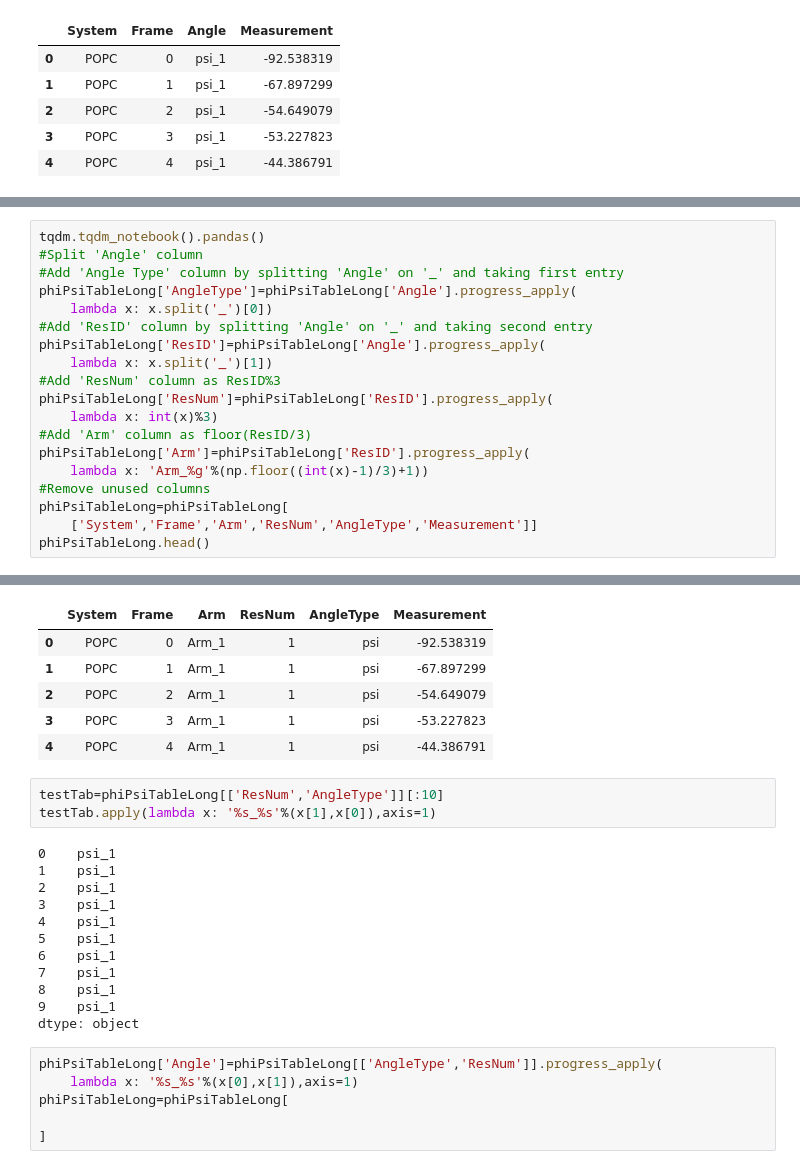
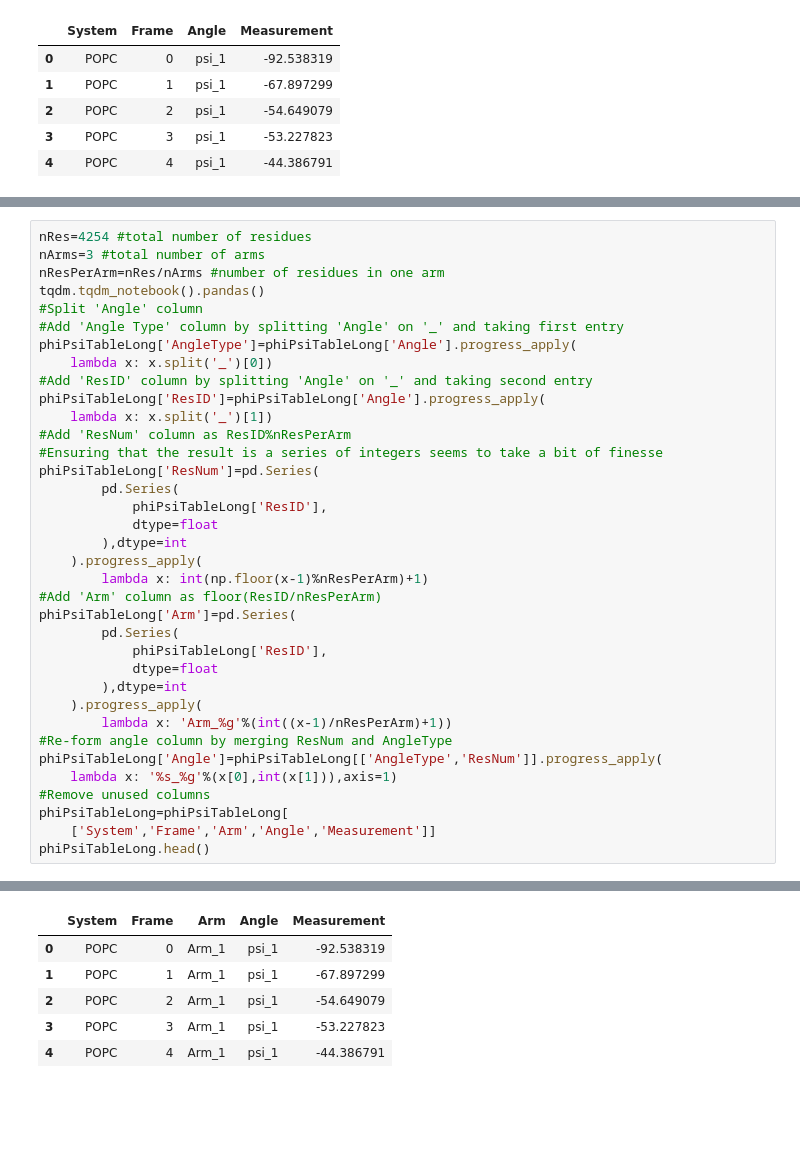
Before and after one commit to wesleymsmith/PhiPsi_Cluster_Visualization, a Jupyter notebook: Cluster_Membrane_Phi_Psi.ipynb, the cells around one changed output, grey strips where cells are left out. Saved outputs shown, nothing was run; the diff lists cells and outputs as text; blank space fills up the shorter version.

```diff
--- a/Cluster_Membrane_Phi_Psi.ipynb
+++ b/Cluster_Membrane_Phi_Psi.ipynb
@@ -120,4 +145,7 @@ phiPsiTableLong.head()
 # %%
+nRes=4254 #total number of residues
+nArms=3 #total number of arms
+nResPerArm=nRes/nArms #number of residues in one arm
 tqdm.tqdm_notebook().pandas()
 #Split 'Angle' column
 #Add 'Angle Type' column by splitting 'Angle' on '_' and taking first entry
@@ -126,15 +154,29 @@ phiPsiTableLong['AngleType']=phiPsiTableLong['Angle'].progress_apply(
 #Add 'ResID' column by splitting 'Angle' on '_' and taking second entry
 phiPsiTableLong['ResID']=phiPsiTableLong['Angle'].progress_apply(
     lambda x: x.split('_')[1])
-#Add 'ResNum' column as ResID%3
-phiPsiTableLong['ResNum']=phiPsiTableLong['ResID'].progress_apply(
-    lambda x: int(x)%3)
-#Add 'Arm' column as floor(ResID/3)
-phiPsiTableLong['Arm']=phiPsiTableLong['ResID'].progress_apply(
-    lambda x: 'Arm_%g'%(np.floor((int(x)-1)/3)+1))
+#Add 'ResNum' column as ResID%nResPerArm
+#Ensuring that the result is a series of integers seems to take a bit of finesse
+phiPsiTableLong['ResNum']=pd.Series(
+        pd.Series(
+            phiPsiTableLong['ResID'],
+            dtype=float
+        ),dtype=int
+    ).progress_apply(
+        lambda x: int(np.floor(x-1)%nResPerArm)+1)
+#Add 'Arm' column as floor(ResID/nResPerArm)
+phiPsiTableLong['Arm']=pd.Series(
+        pd.Series(
+            phiPsiTableLong['ResID'],
+            dtype=float
+        ),dtype=int
+    ).progress_apply(
+        lambda x: 'Arm_%g'%(int((x-1)/nResPerArm)+1))
+#Re-form angle column by merging ResNum and AngleType
+phiPsiTableLong['Angle']=phiPsiTableLong[['AngleType','ResNum']].progress_apply(
+    lambda x: '%s_%g'%(x[0],int(x[1])),axis=1)
 #Remove unused columns
 phiPsiTableLong=phiPsiTableLong[
-    ['System','Frame','Arm','ResNum','AngleType','Measurement']]
+    ['System','Frame','Arm','Angle','Measurement']]
 phiPsiTableLong.head()
 # %% [output]
 [interactive output not drawn]
@@ -145,27 +188,6 @@ phiPsiTableLong.head()
-|  | System | Frame | Arm | ResNum | AngleType | Measurement |
-| 0 | POPC | 0 | Arm_1 | 1 | psi | -92.538319 |
-| 1 | POPC | 1 | Arm_1 | 1 | psi | -67.897299 |
-| 2 | POPC | 2 | Arm_1 | 1 | psi | -54.649079 |
-| 3 | POPC | 3 | Arm_1 | 1 | psi | -53.227823 |
-| 4 | POPC | 4 | Arm_1 | 1 | psi | -44.386791 |
+|  | System | Frame | Arm | Angle | Measurement |
+| 0 | POPC | 0 | Arm_1 | psi_1 | -92.538319 |
+| 1 | POPC | 1 | Arm_1 | psi_1 | -67.897299 |
+| 2 | POPC | 2 | Arm_1 | psi_1 | -54.649079 |
+| 3 | POPC | 3 | Arm_1 | psi_1 | -53.227823 |
+| 4 | POPC | 4 | Arm_1 | psi_1 | -44.386791 |
-# %%
-testTab=phiPsiTableLong[['ResNum','AngleType']][:10]
-testTab.apply(lambda x: '%s_%s'%(x[1],x[0]),axis=1)
-# %% [output]
-0    psi_1
-1    psi_1
-2    psi_1
-3    psi_1
-4    psi_1
-5    psi_1
-6    psi_1
-7    psi_1
-8    psi_1
-9    psi_1
-dtype: object
-# %%
-phiPsiTableLong['Angle']=phiPsiTableLong[['AngleType','ResNum']].progress_apply(
-    lambda x: '%s_%s'%(x[0],x[1]),axis=1)
-phiPsiTableLong=phiPsiTableLong[
-
-]
```
Also changed, not shown: parts of 18 cells of this notebook, 1 other file.
